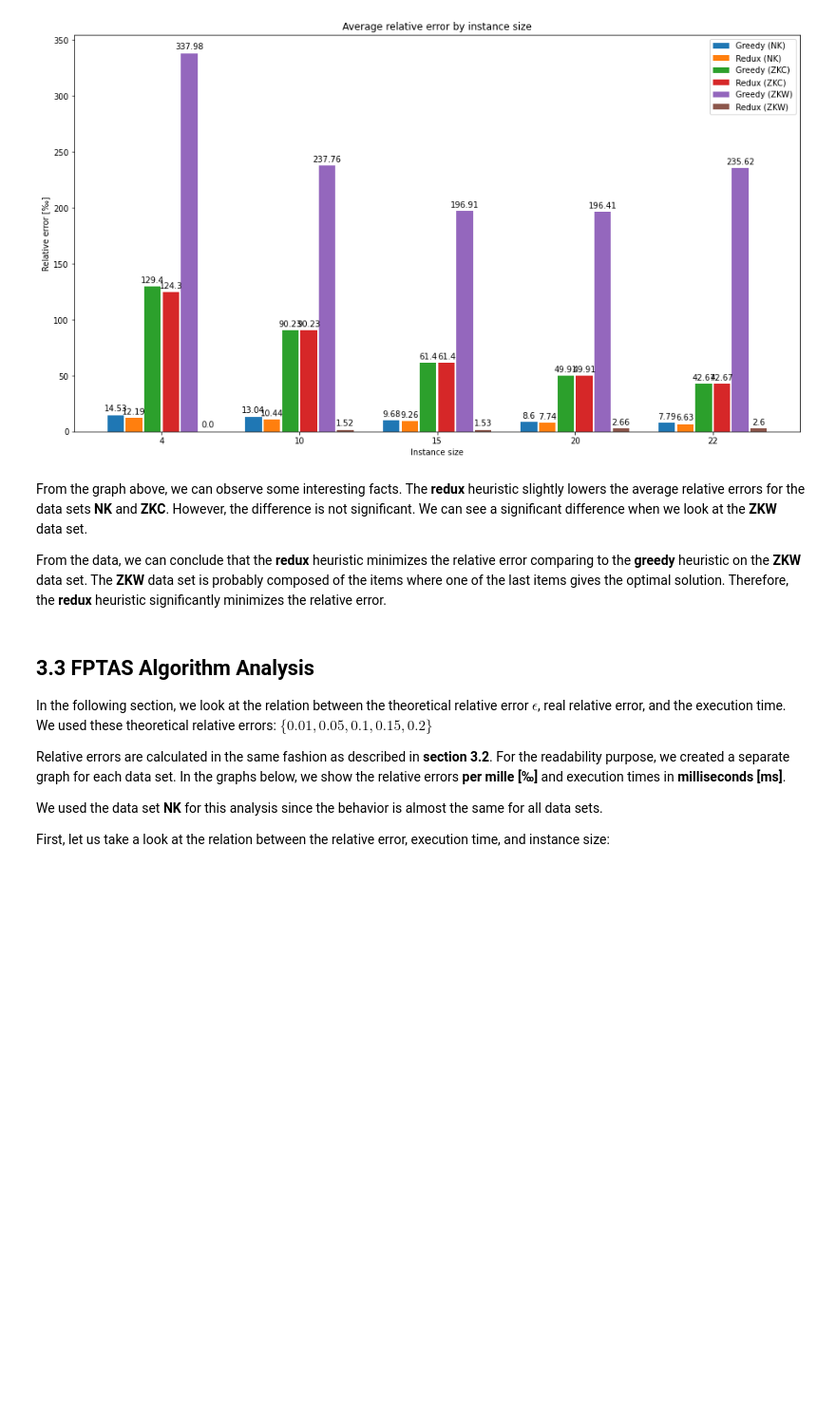
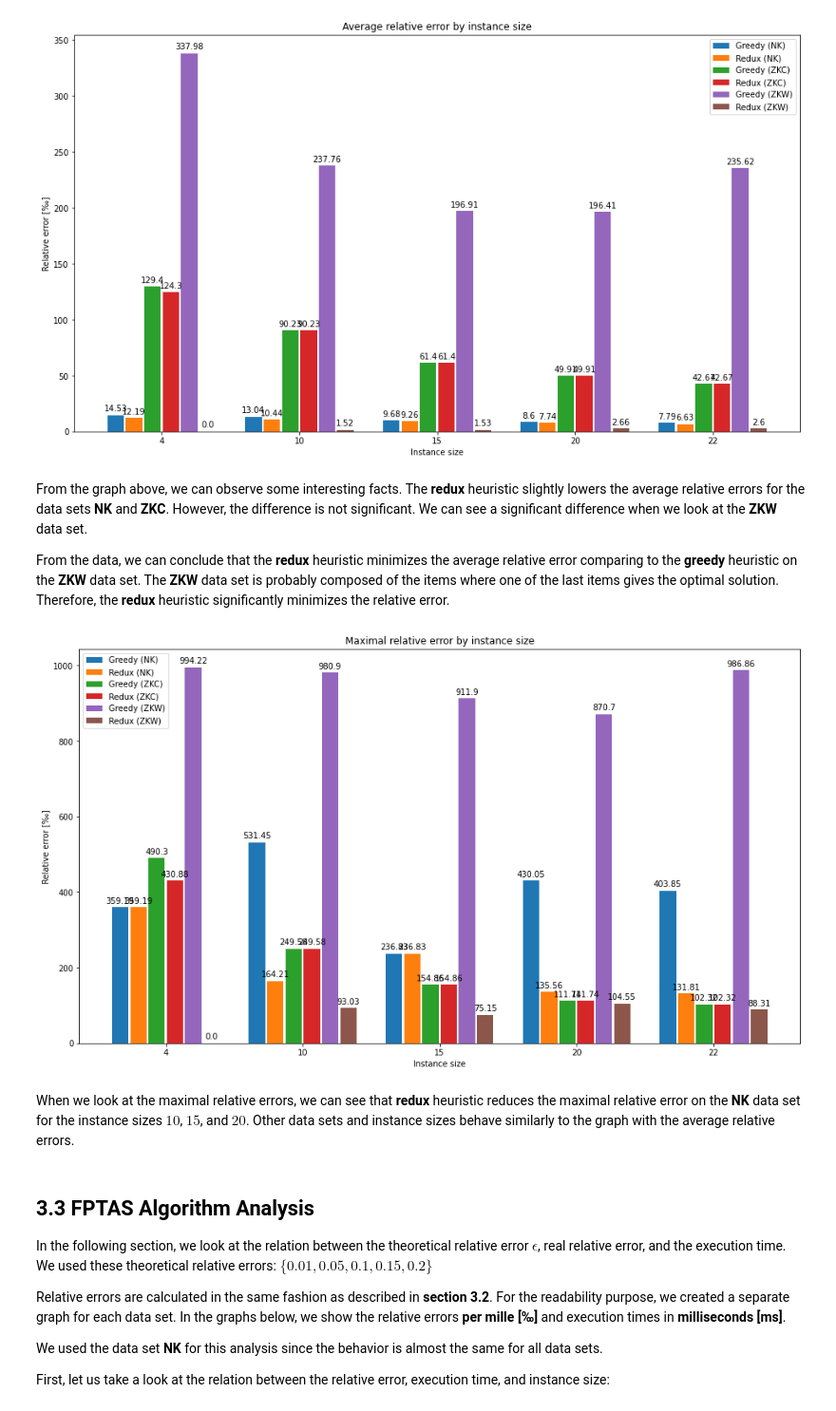
Before and after one commit to patrotom/combinatorial-optimization-problems, a Jupyter notebook: knapsack_heuristic/notebooks/knapsack_heuristic.ipynb, the cells around one changed output. Shown at 95% size. Drawn from its saved outputs; the diff is of its cells as text; code cells hidden in the pictures; blank space fills up the shorter version.

Commit message:
Add missing graph

```diff
--- a/knapsack_heuristic/notebooks/knapsack_heuristic.ipynb
+++ b/knapsack_heuristic/notebooks/knapsack_heuristic.ipynb
@@ -361,7 +361,7 @@ def time_graph(times, ax, alg):
 
     bar_plot(ax, data, total_width=.8, single_width=.9)
 
-def heuristic_graph(rel_errs, ax):
+def heuristic_graph(rel_errs, ax, mean=True):
     data = {
         "Greedy (NK)": rel_errs["NK"]["gh"],
         "Redux (NK)": rel_errs["NK"]["rgh"],
@@ -374,7 +374,9 @@ def heuristic_graph(rel_errs, ax):
     labels = ["4", "10", "15", "20", "22"]
     x = np.arange(len(labels))
 
-    ax.set_title("Average relative error by instance size")
+    prefix = "Average" if mean else "Maximal"
+
+    ax.set_title(f"{prefix} relative error by instance size")
 
     ax.set_ylabel("Relative error [‰]")
     ax.set_xlabel("Instance size")
@@ -464,19 +466,21 @@ def load_time_data():
     return time_data
 
 def load_heuristic_data():
-    rel_errs_data = {
+    rel_errs_data_means = {
         "NK": {"gh": [], "rgh": []},
         "ZKC": {"gh": [], "rgh": []},
         "ZKW": {"gh": [], "rgh": []},
     }
+    rel_errs_data_maxes = copy.deepcopy(rel_errs_data_means)
 
     for v in ["NK", "ZKC", "ZKW"]:
         for t in ["gh", "rgh"]:
             for n in [4, 10, 15, 20, 22]:
                 df = pd.read_csv(f"../data/output/{v}/{t}/{v}{n}_out.csv", sep=";", dtype={"rel_err": float})
-                rel_errs_data[v][t].append(float("{:.2f}".format(df.rel_err.mean() * 1000)))
+                rel_errs_data_means[v][t].append(float("{:.2f}".format(df.rel_err.mean() * 1000)))
+                rel_errs_data_maxes[v][t].append(float("{:.2f}".format(df.rel_err.max() * 1000)))
 
-    return rel_errs_data
+    return rel_errs_data_means, rel_errs_data_maxes
 
 def load_fptas_time_data():
     fptas_time_data = {0.01: [], 0.05: [], 0.1: [], 0.15: [], 0.2: []}
@@ -514,7 +518,7 @@ def load_dynamic_data():
     return dynamic_data
 # %%
 time_data = load_time_data()
-rel_errs_data = load_heuristic_data()
+rel_errs_data_means, rel_errs_data_maxes = load_heuristic_data()
 fptas_time_data = load_fptas_time_data()
 fptas_rel_errs_data = load_fptas_rel_errs_data()
 dynamic_data = load_dynamic_data()
@@ -581,7 +585,15 @@ plt.show()
 # %% [markdown]
 From the graph above, we can observe some interesting facts. The **redux** heuristic slightly lowers the average relative errors for the data sets **NK** and **ZKC**. However, the difference is not significant. We can see a significant difference when we look at the **ZKW** data set.
 
-From the data, we can conclude that the **redux** heuristic minimizes the relative error comparing to the **greedy** heuristic on the **ZKW** data set. The **ZKW** data set is probably composed of the items where one of the last items gives the optimal solution. Therefore, the **redux** heuristic significantly minimizes the relative error.
+From the data, we can conclude that the **redux** heuristic minimizes the average relative error comparing to the **greedy** heuristic on the **ZKW** data set. The **ZKW** data set is probably composed of the items where one of the last items gives the optimal solution. Therefore, the **redux** heuristic significantly minimizes the relative error.
+# %%
+fig, ax = plt.subplots()
+heuristic_graph(rel_errs_data_maxes, ax, mean=False)
+plt.show()
+# %% [output]
+[figure, added]
+# %% [markdown]
+When we look at the maximal relative errors, we can see that **redux** heuristic reduces the maximal relative error on the **NK** data set for the instance sizes $10$, $15$, and $20$. Other data sets and instance sizes behave similarly to the graph with the average relative errors.
 # %% [markdown]
 ## 3.3 FPTAS Algorithm Analysis
 
```
Also changed, not shown: parts of 1 cell of this notebook.
